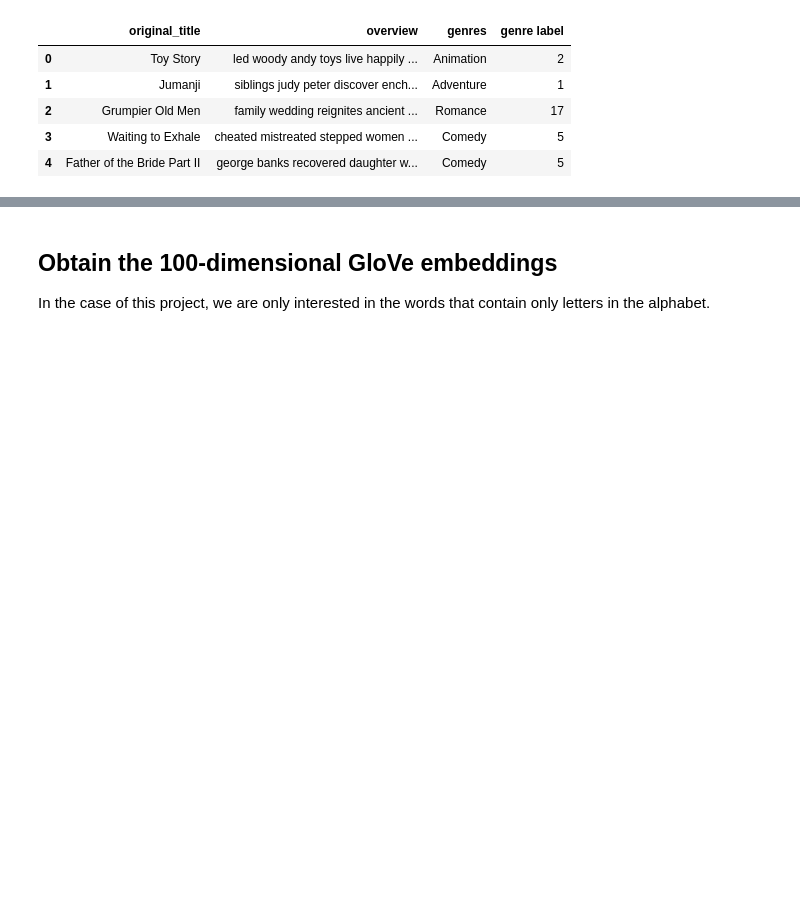
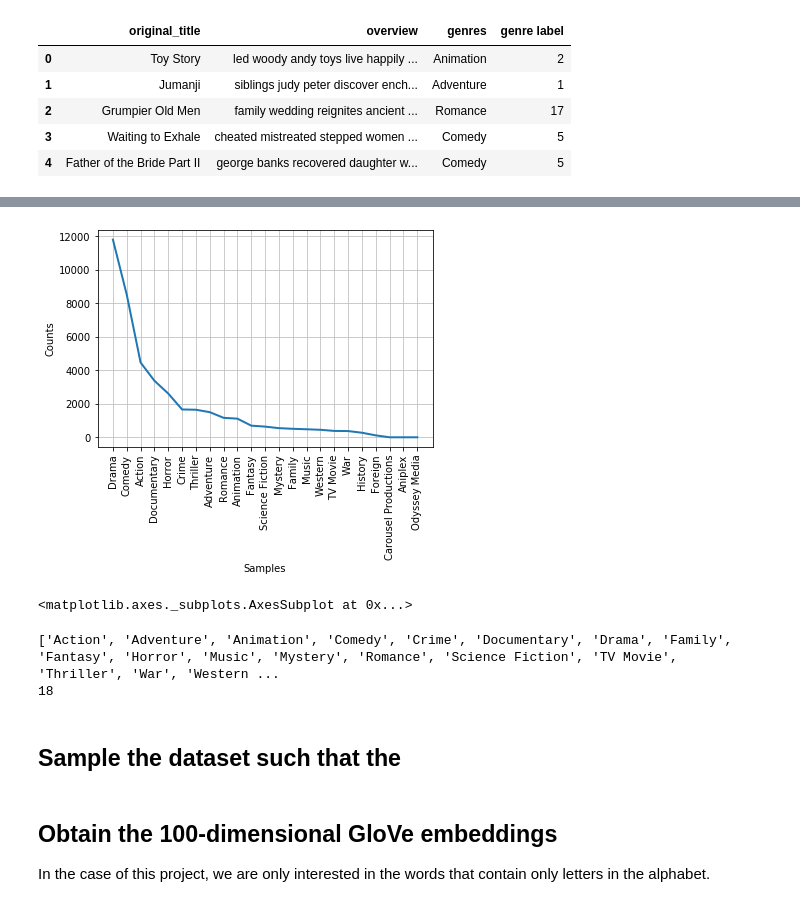
Before and after one commit to yjthoo/MovieGenreClassifier, a Jupyter notebook: LSTM_model.ipynb, the cells around one changed output, grey strips where cells are left out. Saved outputs shown, nothing was run; the diff lists cells and outputs as text; code cells hidden in the pictures; blank space fills up the shorter version.

Commit message:
updating readme and analysis of the dataset

```diff
--- a/LSTM_model.ipynb
+++ b/LSTM_model.ipynb
@@ -26,0 +32,6 @@ df.head()
+# %%
+import nltk
+from nltk import FreqDist
+
+genreCol = df['genres'].tolist()
+fdist1 = FreqDist(genreCol)
@@ -27,3 +58,17 @@ df.head()
+# %%
+fdist1.plot(50, cumulative=False)
+# %% [output]
+[figure, added]
+<matplotlib.axes._subplots.AxesSubplot at 0x...>
+# %%
+over300 = sorted(w for w in set(genreCol) if fdist1[w] > 300)
+print(over300)
+print(len(over300))
+# %% [output]
+['Action', 'Adventure', 'Animation', 'Comedy', 'Crime', 'Documentary', 'Drama', 'Family', 'Fantasy', 'Horror', 'Music', 'Mystery', 'Romance', 'Science Fiction', 'TV Movie', 'Thriller', 'War', 'Western ...
+18
+# %% [markdown]
+## Sample the dataset such that the
 # %% [markdown]
 ## Obtain the 100-dimensional GloVe embeddings
 
```
Also changed, not shown: parts of 10 cells of this notebook, 2 other files.
